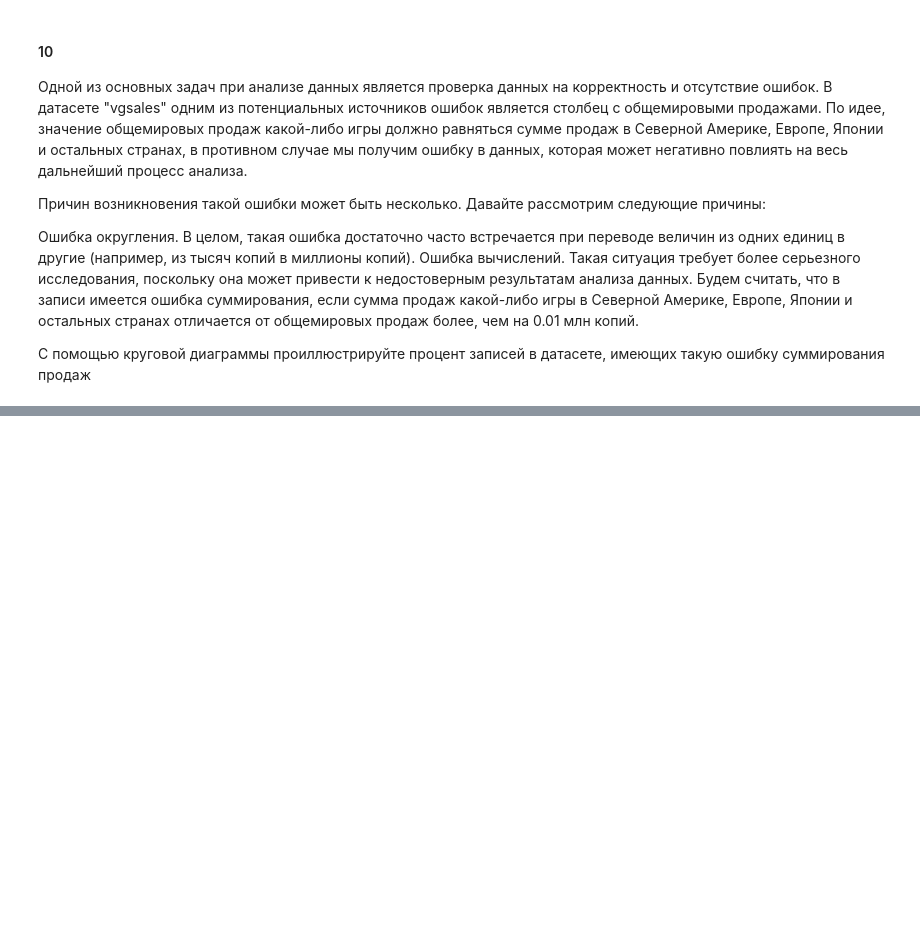
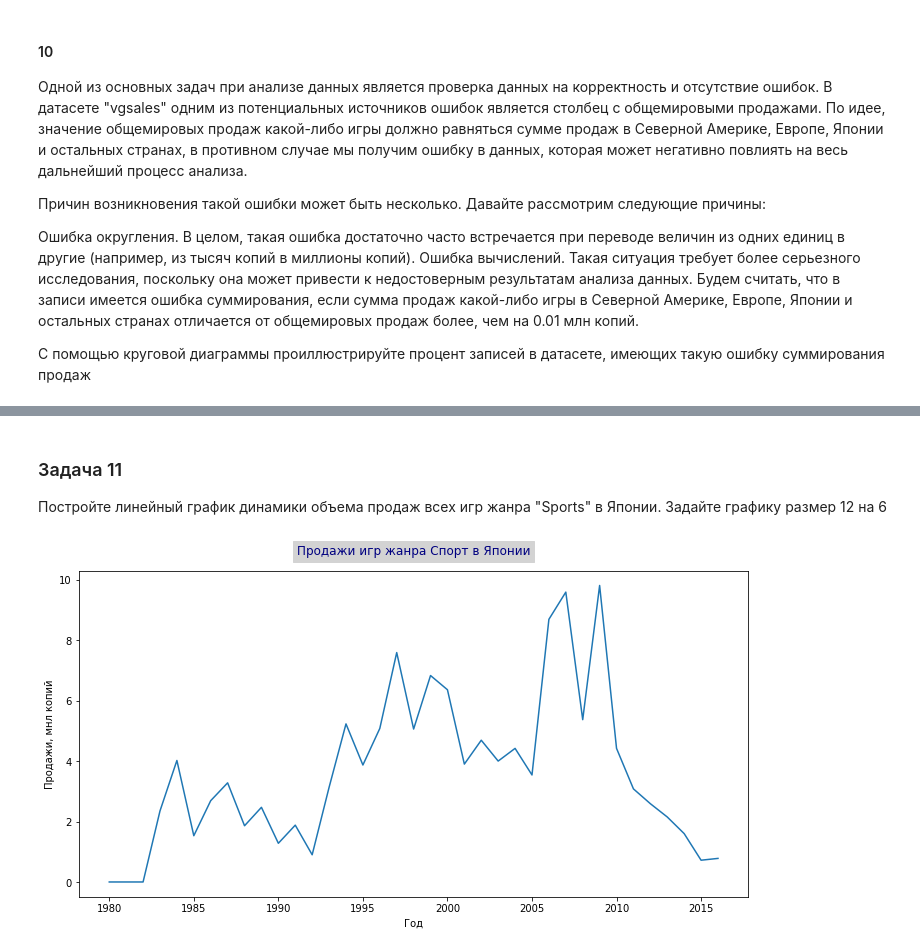
Before and after one commit to BobyrevValeriy/Matplotlib_Project_JN, a Jupyter notebook: Matplotlib_project.ipynb, the cells around one changed output, grey strips where cells are left out. Saved outputs shown, nothing was run; the diff lists cells and outputs as text; code cells hidden in the pictures; blank space fills up the shorter version.

```diff
--- a/Matplotlib_project.ipynb
+++ b/Matplotlib_project.ipynb
@@ -216 +175,17 @@ plt.pie(data, labels=data.index, autopct='%1.1f%%')
 [figure]
+# %% [markdown]
+### Задача 11
+
+Постройте линейный график динамики объема продаж всех игр жанра "Sports" в Японии. Задайте графику размер 12 на 6
+# %%
+lin = df[df['Genre'] == 'Sports'].groupby('Year')['JP_Sales'].sum()
+
+fig, ax = plt.subplots(figsize=(12, 6))
+ax.plot(lin)
+ax.set_title('Продажи игр жанра Спорт в Японии', pad=16, color='navy', backgroundcolor='lightgray')
+ax.set_xlabel('Год')
+ax.set_ylabel('Продажи, мнл копий')
+
+plt.show()
+# %% [output]
+[figure, added]
```
Also changed, not shown: parts of 20 cells of this notebook.
